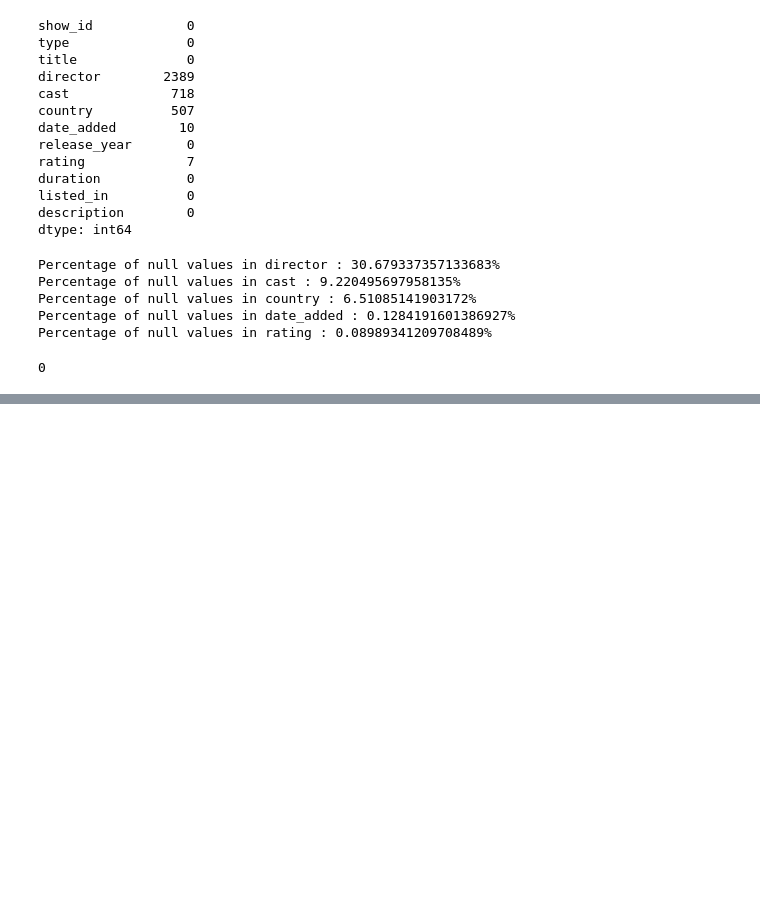
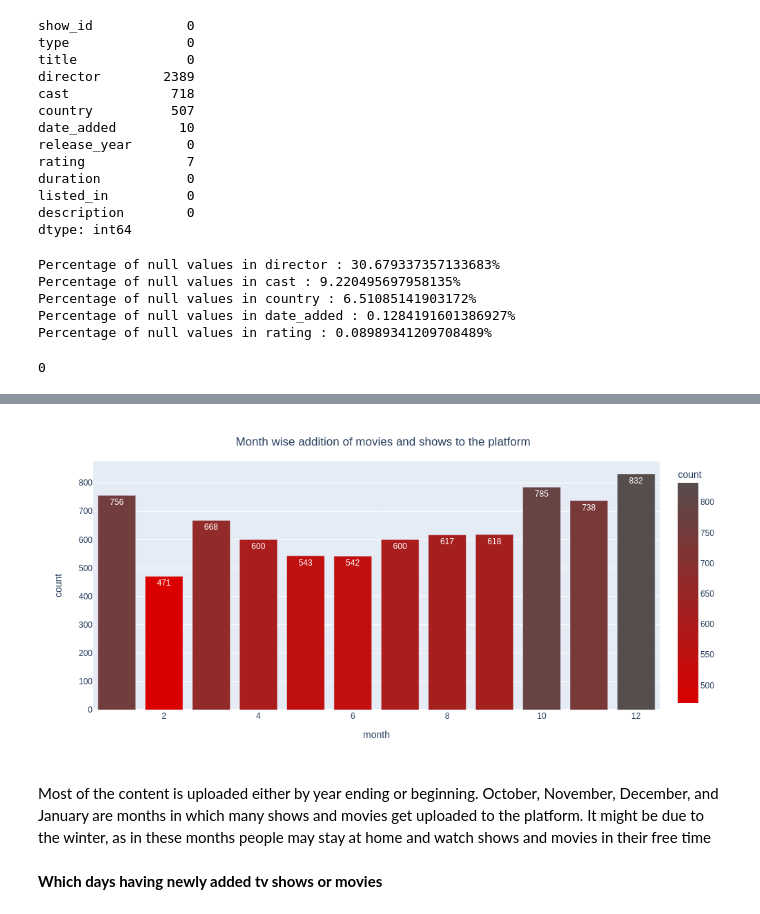
Before and after one commit to Ratnakar2022/Netflix-Movies-and-TV-Shows, a Jupyter notebook: Netflix_Movies_and_TV_Shows_Clustering.ipynb, the cells around one changed output, grey strips where cells are left out. Cells and saved outputs as stored; diff of their text form; code cells hidden in the pictures; blank space fills up the shorter version.

```diff
--- a/Netflix_Movies_and_TV_Shows_Clustering.ipynb
+++ b/Netflix_Movies_and_TV_Shows_Clustering.ipynb
@@ -177,0 +300,6 @@ netflix_data.describe(include='all')
+# %%
+# Create dataframe to store manth values and counts.
+months_df = pd.DataFrame(netflix_data.month_added.value_counts())
+months_df.reset_index(inplace=True)
+months_df.rename(columns={'index':'month', 'month_added':'count'}, inplace=True)
+months_df
@@ -177,0 +320,22 @@ netflix_data.describe(include='all')
+# %%
+fig = px.bar(months_df, x="month", y="count", text_auto=True, color='count', color_continuous_scale=['#db0000', '#564d4d'])
+fig.update_layout(
+    title={
+        'text': 'Month wise addition of movies and shows to the platform',
+        'y':0.95,
+        'x':0.5,
+        'xanchor': 'center',
+        'yanchor': 'top'},
+        autosize=False,
+        width=1000,
+        height=500)
+# fig.show()
+fig.show('png')
+# %% [output]
+[figure, added]
+# %% [markdown]
+Most of the content is uploaded either by year ending or beginning.
+October, November, December, and January are months in which many shows and movies get uploaded to the platform.
+It might be due to the winter, as in these months people may stay at home and watch shows and movies in their free time
+# %% [markdown]
+**Which days having newly added tv shows or movies**
```
Also changed, not shown: parts of 41 cells of this notebook.
